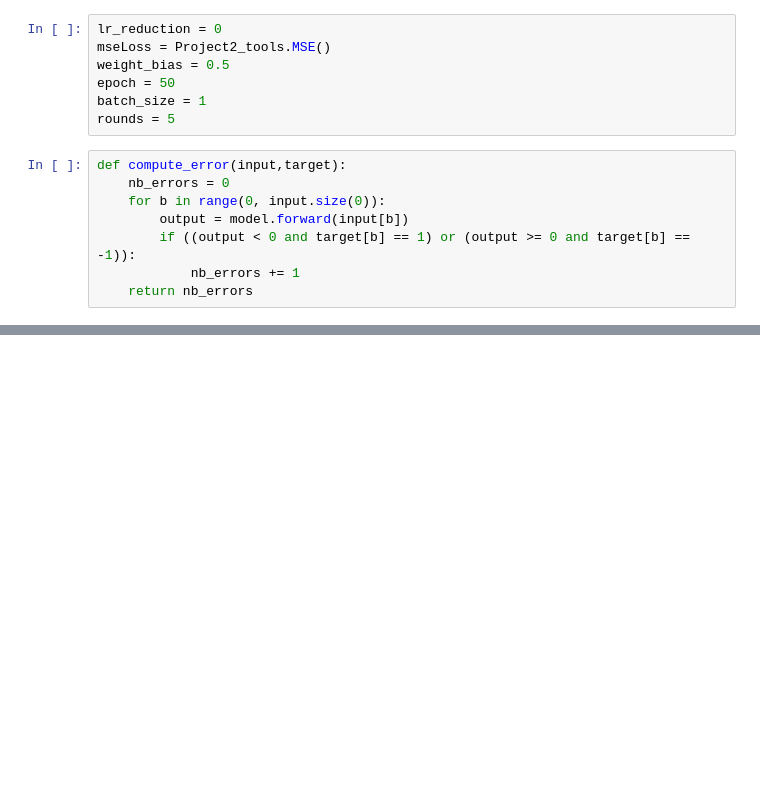
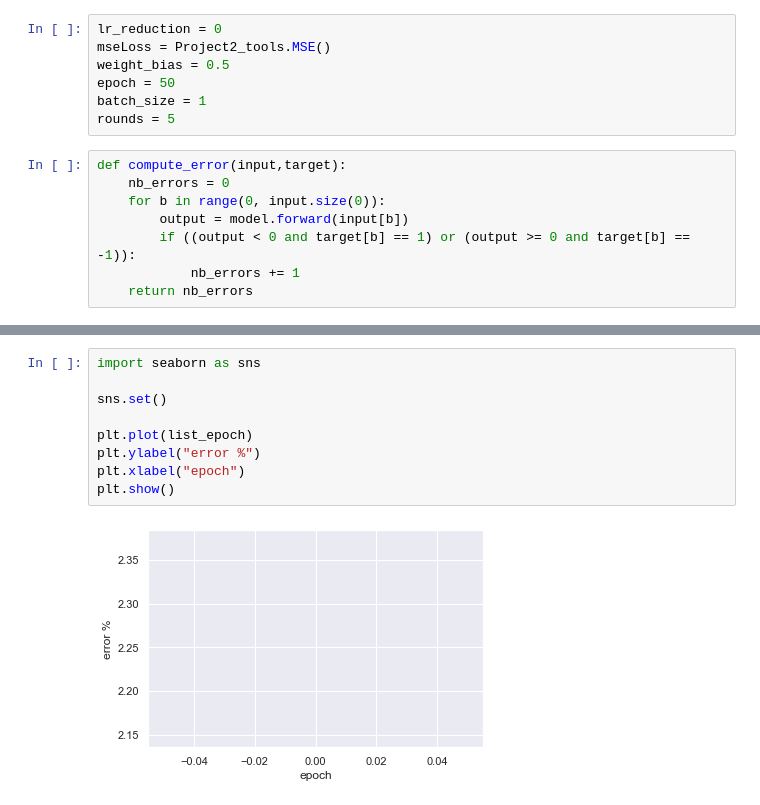
Before and after one commit to Joao-Quinta/Deep_learning_project, a Jupyter notebook: project2/test.ipynb, the cells around one changed output, grey strips where cells are left out. Saved outputs shown, nothing was run; the diff lists cells and outputs as text; blank space fills up the shorter version.

```diff
--- a/project2/test.ipynb
+++ b/project2/test.ipynb
@@ -135,0 +197,11 @@ test smalest : 2.6
+# %%
+import seaborn as sns
+
+sns.set()
+
+plt.plot(list_epoch)
+plt.ylabel("error %")
+plt.xlabel("epoch")
+plt.show()
+# %% [output]
+[figure, added]
```
Also changed, not shown: parts of 8 cells of this notebook, 4 other files.
